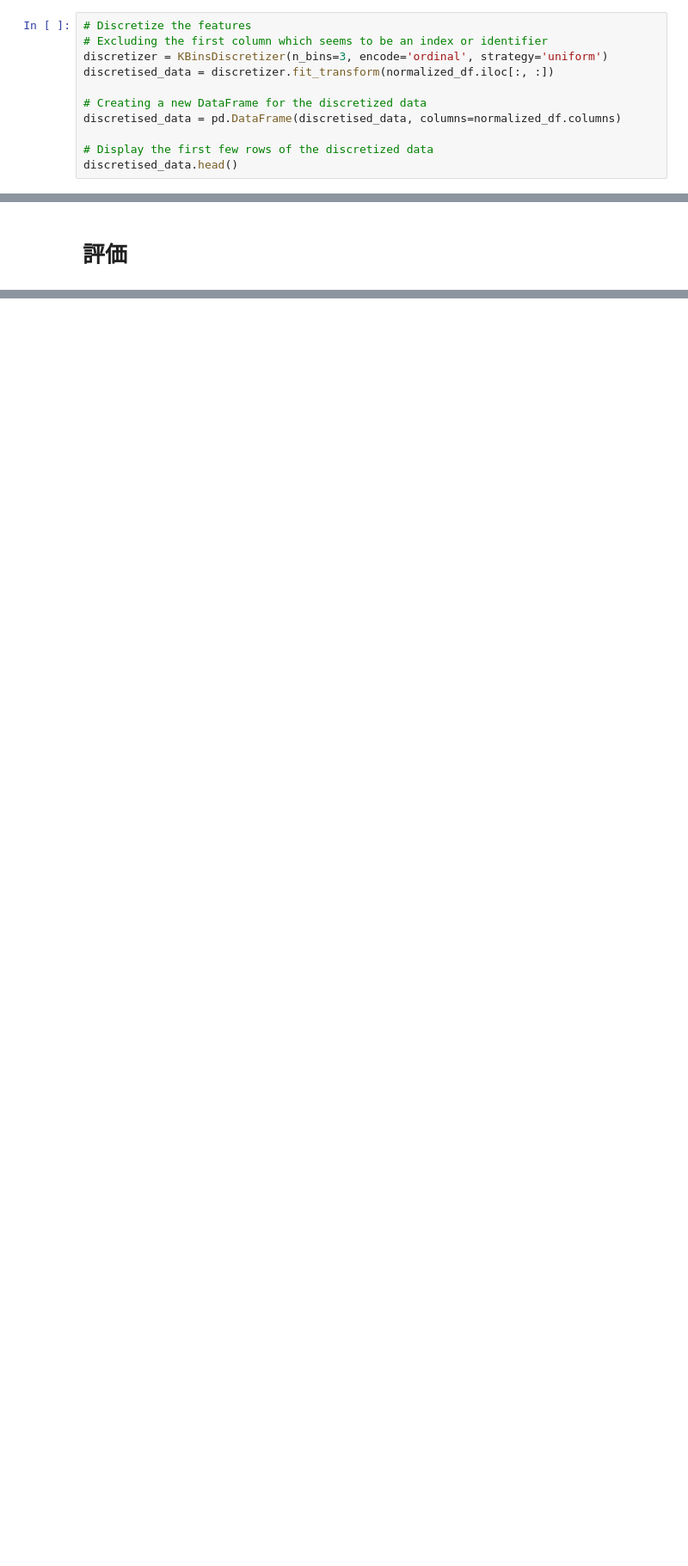
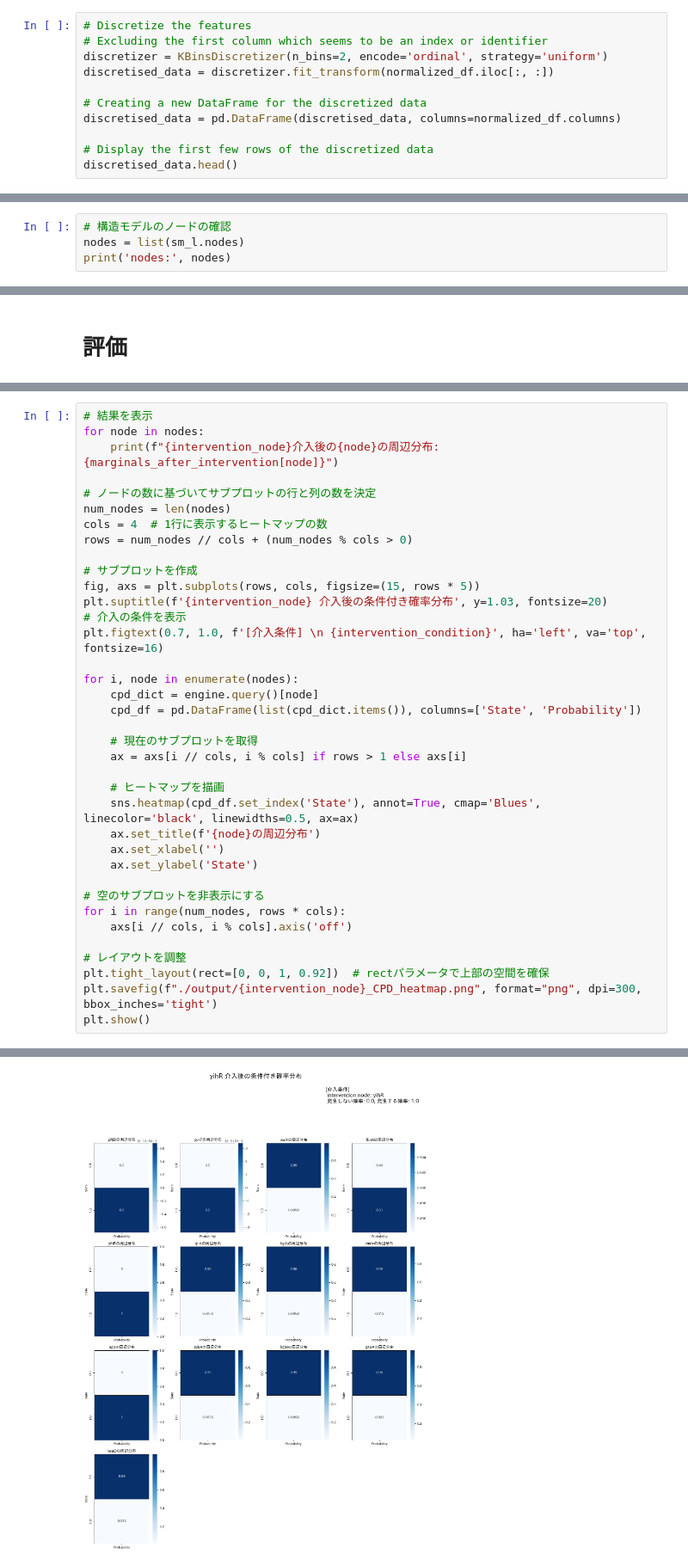
Before and after one commit to SanchanY/bn, a Jupyter notebook: work/bio_torch_CausalNext.ipynb, the cells around one changed output, grey strips where cells are left out. Shown at 86% size. Cells and saved outputs as stored; diff of their text form; blank space fills up the shorter version.

```diff
--- a/work/bio_torch_CausalNext.ipynb
+++ b/work/bio_torch_CausalNext.ipynb
@@ -195,7 +197,7 @@ plt.savefig("./output/best_network.png", format="png", dpi=300)
 # %%
 # Discretize the features
 # Excluding the first column which seems to be an index or identifier
-discretizer = KBinsDiscretizer(n_bins=3, encode='ordinal', strategy='uniform')
+discretizer = KBinsDiscretizer(n_bins=2, encode='ordinal', strategy='uniform')
 discretised_data = discretizer.fit_transform(normalized_df.iloc[:, :])
 
 # Creating a new DataFrame for the discretized data
@@ -221,0 +216,4 @@ nodes: ['agp', 'yihX', 'pgm', 'crr', 'galM', 'yihR', 'pgi', 'ascF', 'chbF', 'asc
+# %%
+# 構造モデルのノードの確認
+nodes = list(sm_l.nodes)
+print('nodes:', nodes)
@@ -327,0 +340,38 @@ NameError: name 'InferenceEngine' is not defined
+# %%
+# 結果を表示
+for node in nodes:
+    print(f"{intervention_node}介入後の{node}の周辺分布: {marginals_after_intervention[node]}")
+
+# ノードの数に基づいてサブプロットの行と列の数を決定
+num_nodes = len(nodes)
+cols = 4  # 1行に表示するヒートマップの数
+rows = num_nodes // cols + (num_nodes % cols > 0)
+
+# サブプロットを作成
+fig, axs = plt.subplots(rows, cols, figsize=(15, rows * 5))
+plt.suptitle(f'{intervention_node} 介入後の条件付き確率分布', y=1.03, fontsize=20)
+# 介入の条件を表示
+plt.figtext(0.7, 1.0, f'[介入条件] \n {intervention_condition}', ha='left', va='top', fontsize=16)
+
+for i, node in enumerate(nodes):
+    cpd_dict = engine.query()[node]
+    cpd_df = pd.DataFrame(list(cpd_dict.items()), columns=['State', 'Probability'])
+
+    # 現在のサブプロットを取得
+    ax = axs[i // cols, i % cols] if rows > 1 else axs[i]
+
+    # ヒートマップを描画
+    sns.heatmap(cpd_df.set_index('State'), annot=True, cmap='Blues', linecolor='black', linewidths=0.5, ax=ax)
+    ax.set_title(f'{node}の周辺分布')
+    ax.set_xlabel('')
+    ax.set_ylabel('State')
+
+# 空のサブプロットを非表示にする
+for i in range(num_nodes, rows * cols):
+    axs[i // cols, i % cols].axis('off')
+
+# レイアウトを調整
+plt.tight_layout(rect=[0, 0, 1, 0.92])  # rectパラメータで上部の空間を確保
+plt.savefig(f"./output/{intervention_node}_CPD_heatmap.png", format="png", dpi=300, bbox_inches='tight')
+plt.show()
+# %% [output]
@@ -327,0 +391 @@ NameError: name 'InferenceEngine' is not defined
+[figure, added]
```
Also changed, not shown: parts of 20 cells of this notebook, 4 other files.
